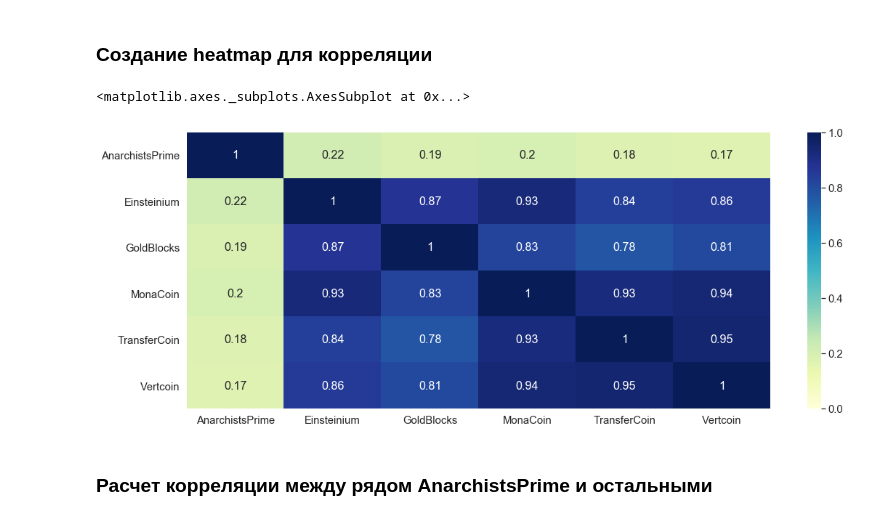
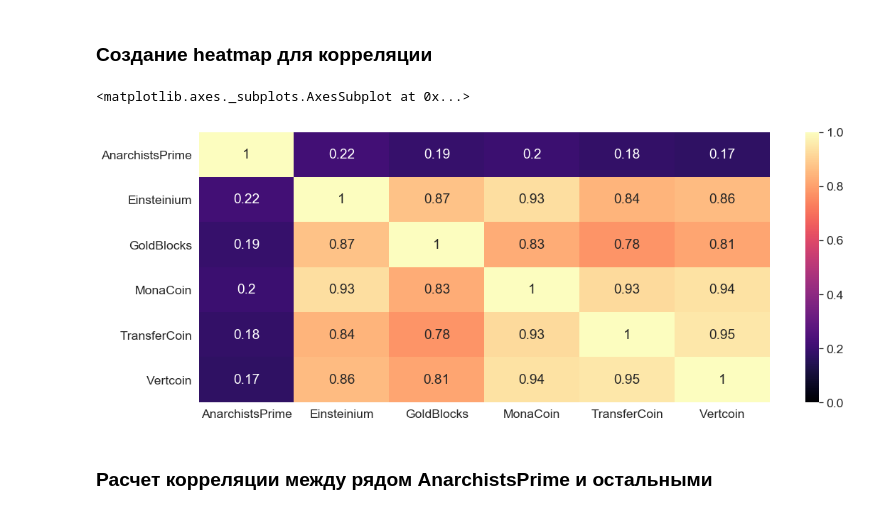
Before and after one commit to elizacc/CW_2019, a Jupyter notebook: data & code/Cryptocurrency.ipynb, the cells around one changed output. Cells and saved outputs as stored; diff of their text form; code cells hidden in the pictures.

```diff
--- a/data & code/Cryptocurrency.ipynb
+++ b/data & code/Cryptocurrency.ipynb
@@ -155,13 +155,13 @@ corr1 = np.array(claster_1.T.corr())
 ### Создание heatmap для корреляции
 # %%
 plt.figure(figsize = (18,7))
-sns.set(font_scale=1.35)
+sns.set(font_scale=1.6)
 sns.heatmap(corr1, vmin=0,
             xticklabels=claster_1.index,
-            yticklabels=claster_1.index, annot=True, cmap='YlGnBu')
+            yticklabels=claster_1.index, annot=True, cmap='magma')
 # %% [output]
 <matplotlib.axes._subplots.AxesSubplot at 0x...>
-[figure, old version]
+[figure, new version]
 # %% [markdown]
 ### Расчет корреляции между рядом AnarchistsPrime и остальными
 # %%
```
Also changed, not shown: parts of 1 cell of this notebook.
